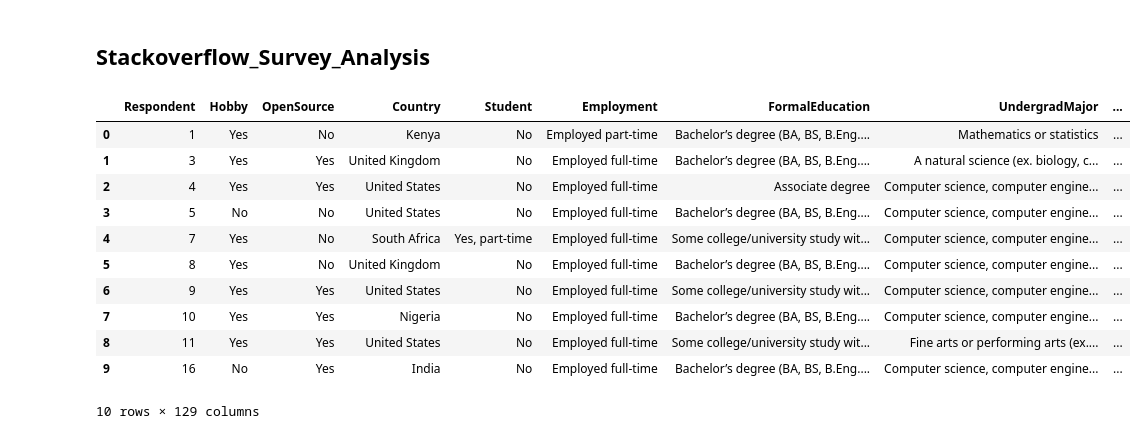
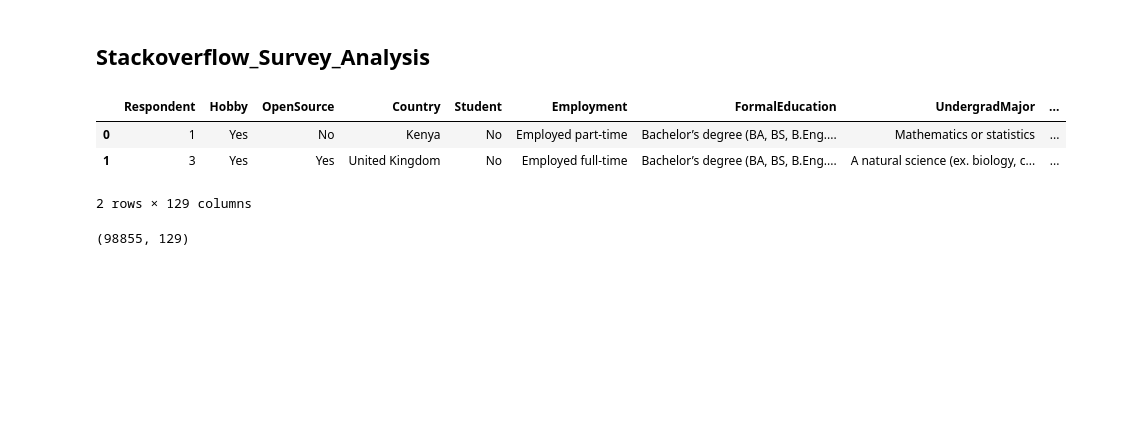
Before and after one commit to mona-piya/StackoverflowAnalysis, a Jupyter notebook: Stackoverflow_Survey_Analysis.ipynb, the cells around one changed output. Drawn from its saved outputs; the diff is of its cells as text; code cells hidden in the pictures; blank space fills up the shorter version.

```diff
--- a/Stackoverflow_Survey_Analysis.ipynb
+++ b/Stackoverflow_Survey_Analysis.ipynb
@@ -9,16 +10,12 @@ import seaborn as sns
 # %%
-df = pd.read_csv(r'C:\Users\sanja\Stack_Data\survey_results_public_2018.csv')
-df.head(10)
+df2018 = pd.read_csv(r'C:\Users\sanja\Stack_Data\survey_results_public_2018.csv')
+df2018.head(2)
 # %% [output]
 |  | Respondent | Hobby | OpenSource | Country | Student | Employment | FormalEducation | UndergradMajor | ... |
 | 0 | 1 | Yes | No | Kenya | No | Employed part-time | Bachelor’s degree (BA, BS, B.Eng.... | Mathematics or statistics | ... |
 | 1 | 3 | Yes | Yes | United Kingdom | No | Employed full-time | Bachelor’s degree (BA, BS, B.Eng.... | A natural science (ex. biology, c... | ... |
-| 2 | 4 | Yes | Yes | United States | No | Employed full-time | Associate degree | Computer science, computer engine... | ... |
-| 3 | 5 | No | No | United States | No | Employed full-time | Bachelor’s degree (BA, BS, B.Eng.... | Computer science, computer engine... | ... |
-| 4 | 7 | Yes | No | South Africa | Yes, part-time | Employed full-time | Some college/university study wit... | Computer science, computer engine... | ... |
-| 5 | 8 | Yes | No | United Kingdom | No | Employed full-time | Bachelor’s degree (BA, BS, B.Eng.... | Computer science, computer engine... | ... |
-| 6 | 9 | Yes | Yes | United States | No | Employed full-time | Some college/university study wit... | Computer science, computer engine... | ... |
-| 7 | 10 | Yes | Yes | Nigeria | No | Employed full-time | Bachelor’s degree (BA, BS, B.Eng.... | Computer science, computer engine... | ... |
-| 8 | 11 | Yes | Yes | United States | No | Employed full-time | Some college/university study wit... | Fine arts or performing arts (ex.... | ... |
-| 9 | 16 | No | Yes | India | No | Employed full-time | Bachelor’s degree (BA, BS, B.Eng.... | Computer science, computer engine... | ... |
-10 rows × 129 columns
+2 rows × 129 columns
+# %%
+df2018.shape
+# %% [output]
+(98855, 129)
```
Also changed, not shown: parts of 21 cells of this notebook.
